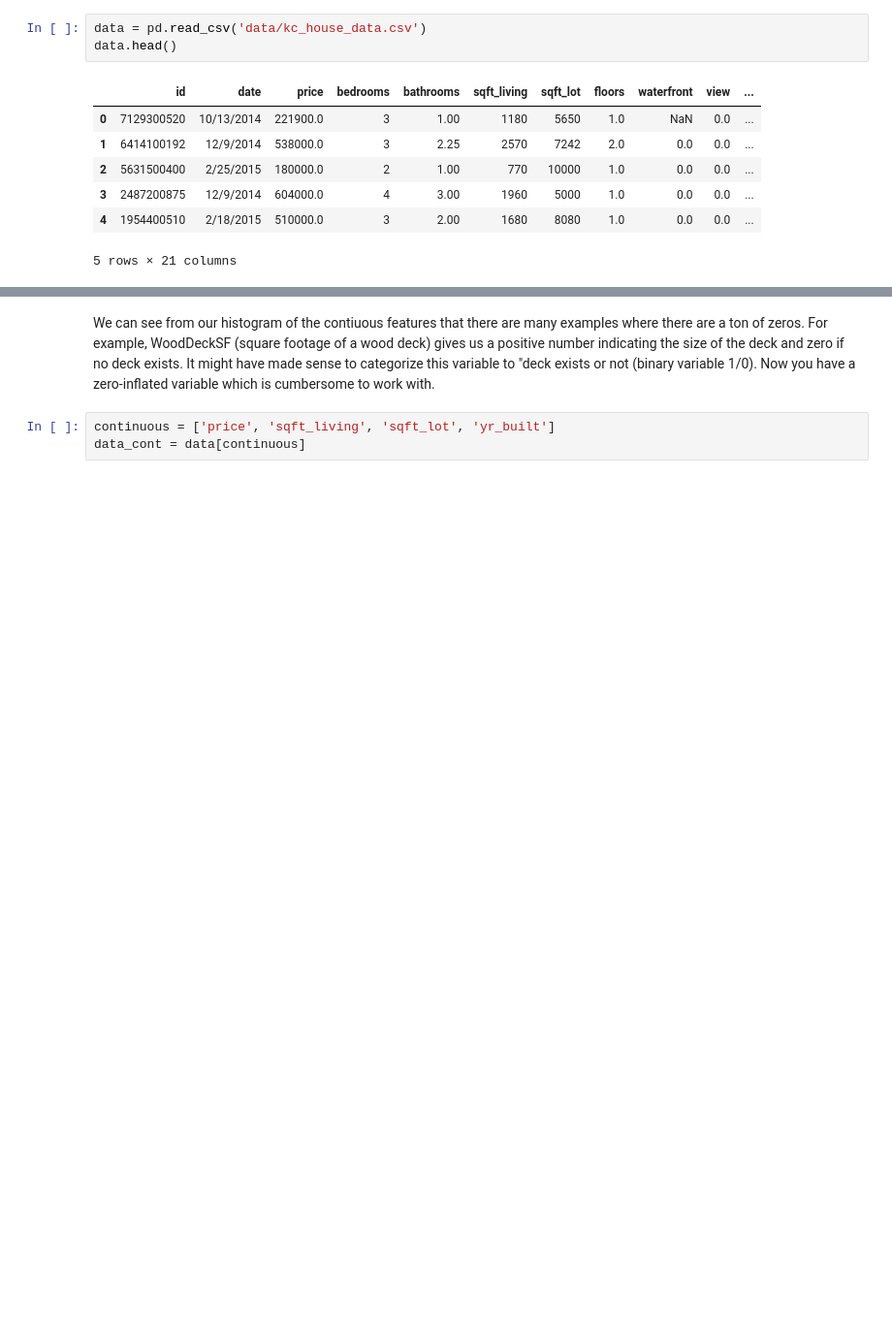
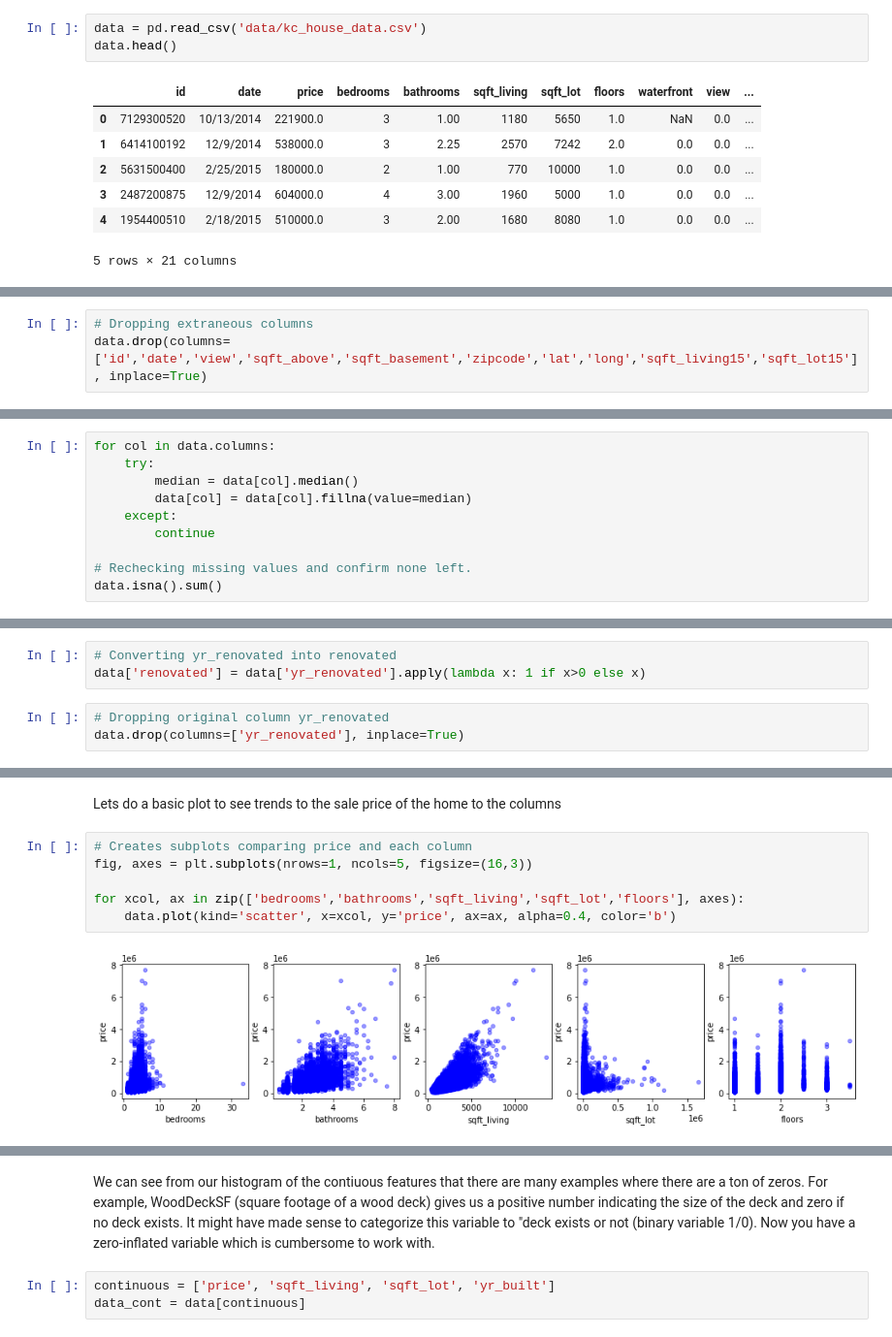
Before and after one commit to brianlee35/housing-sale-analysis, a Jupyter notebook: student.ipynb, the cells around one changed output, grey strips where cells are left out. Shown: that part at 97% size. Saved outputs shown, nothing was run; the diff lists cells and outputs as text; blank space fills up the shorter version.

Commit message:
Cleaning up notebook up to Data Exploration

```diff
--- a/student.ipynb
+++ b/student.ipynb
@@ -208,0 +121,3 @@ fig.tight_layout()
+# %%
+# Dropping extraneous columns
+data.drop(columns=['id','date','view','sqft_above','sqft_basement','zipcode','lat','long','sqft_living15','sqft_lot15'], inplace=True)
@@ -208,0 +157,10 @@ fig.tight_layout()
+# %%
+for col in data.columns:
+    try:
+        median = data[col].median()
+        data[col] = data[col].fillna(value=median)
+    except:
+        continue
+
+# Rechecking missing values and confirm none left.
+data.isna().sum()
@@ -208,0 +182,6 @@ fig.tight_layout()
+# %%
+# Converting yr_renovated into renovated
+data['renovated'] = data['yr_renovated'].apply(lambda x: 1 if x>0 else x)
+# %%
+# Dropping original column yr_renovated
+data.drop(columns=['yr_renovated'], inplace=True)
@@ -208,0 +202,10 @@ fig.tight_layout()
+# %% [markdown]
+Lets do a basic plot to see trends to the sale price of the home to the columns
+# %%
+# Creates subplots comparing price and each column
+fig, axes = plt.subplots(nrows=1, ncols=5, figsize=(16,3))
+
+for xcol, ax in zip(['bedrooms','bathrooms','sqft_living','sqft_lot','floors'], axes):
+    data.plot(kind='scatter', x=xcol, y='price', ax=ax, alpha=0.4, color='b')
+# %% [output]
+[figure, added]
```
Also changed, not shown: parts of 76 cells of this notebook.
